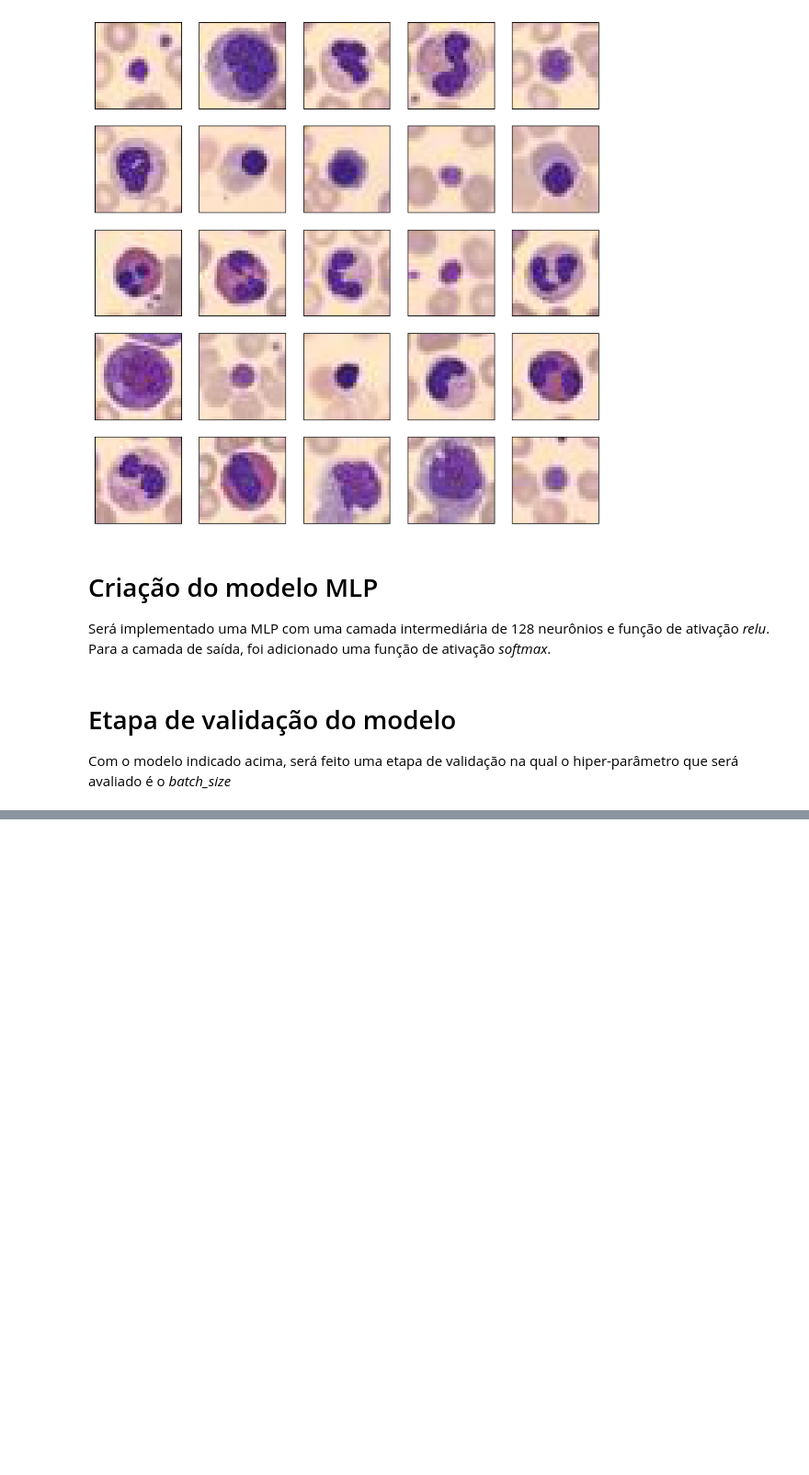
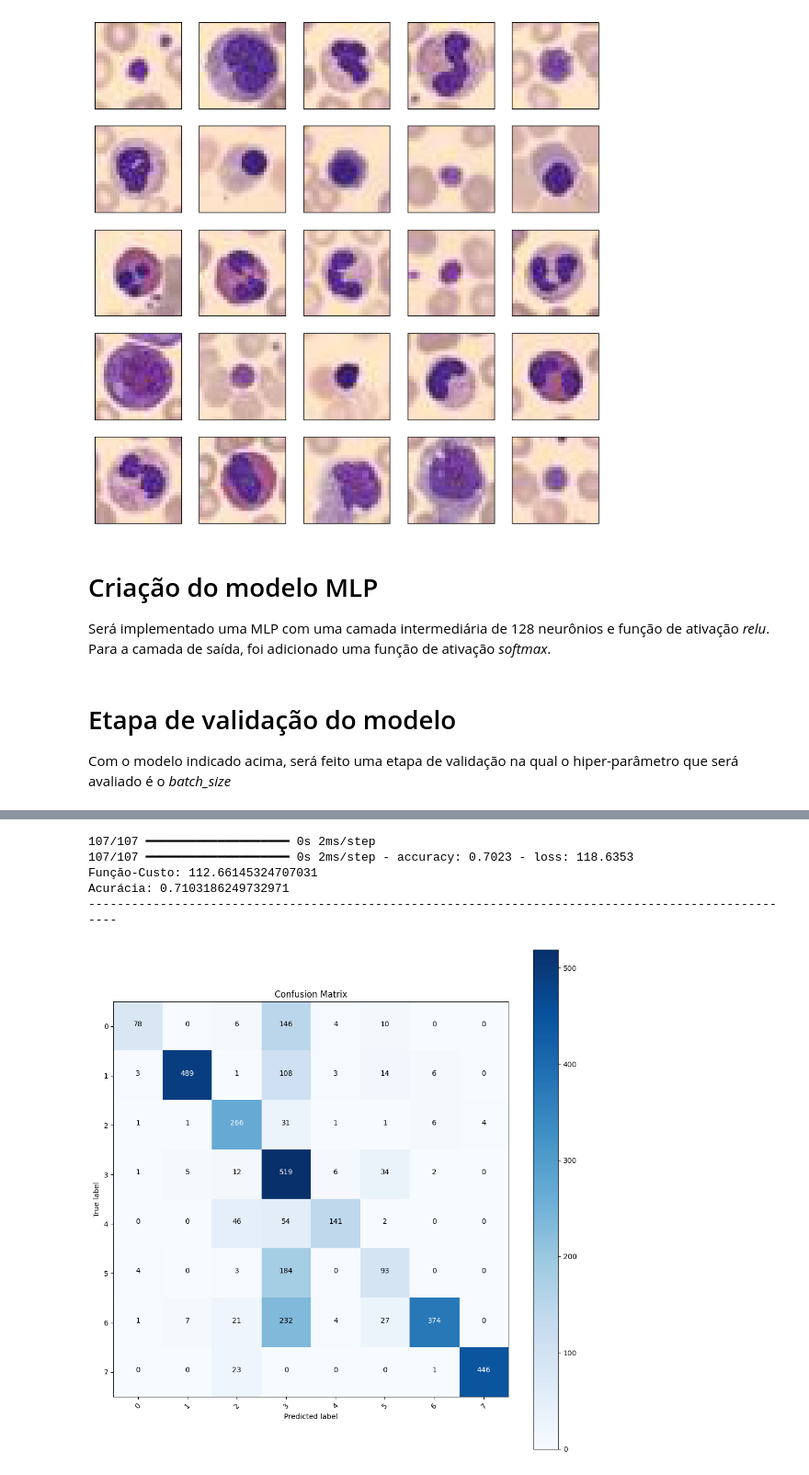
Before and after one commit to Jitesh193/IA048, a Jupyter notebook: EFC3/efc3_175867.ipynb, the cells around one changed output, grey strips where cells are left out. Shown at 92% size. Saved outputs shown, nothing was run; the diff lists cells and outputs as text; code cells hidden in the pictures; blank space fills up the shorter version.

```diff
--- a/EFC3/efc3_175867.ipynb
+++ b/EFC3/efc3_175867.ipynb
@@ -188,0 +216,32 @@ plt.show()
+# %%
+from sklearn.metrics import confusion_matrix
+import pandas as pd
+
+pred = model.predict(TestX_n)
+
+y_pred = np.empty((len(pred),1),dtype=int)
+for i in range(len(pred)):
+    y_pred[i,0] = np.argmax(pred[i])
+
+score = model.evaluate(TestX,TestY)
+
+print(f'Função-Custo: {score[0]}')
+print(f'Acurácia: {score[1]}')
+
+print('--'*50)
+
+cm = confusion_matrix(TestY,y_pred)
+plot_confusion_matrix(cm, ['0', '1', '2', '3', '4', '5', '6', '7'], normalize=False, title='Confusion Matrix')
+
+# confusionMatrix = pd.DataFrame(data=cm, index=['0,true', '1,true', '2,true', '3,true', '4,true', '5,true', '6,true', '7,true'], columns=['0, pred', '1, pred', '2, pred', '3, pred', '4, pred', '5, pred', '6, pred', '7, pred'])
+# confusionMatrix.loc['sum'] = confusionMatrix.sum()
+# confusionMatrix['sum'] = confusionMatrix.sum(axis=1)
+# print(confusionMatrix)
+# print('--'*50)
+# %% [output]
+107/107 ━━━━━━━━━━━━━━━━━━━━ 0s 2ms/step
+107/107 ━━━━━━━━━━━━━━━━━━━━ 0s 2ms/step - accuracy: 0.7023 - loss: 118.6353
+Função-Custo: 112.66145324707031
+Acurácia: 0.7103186249732971
+----------------------------------------------------------------------------------------------------
+[figure, added]
```
Also changed, not shown: parts of 4 cells of this notebook.
